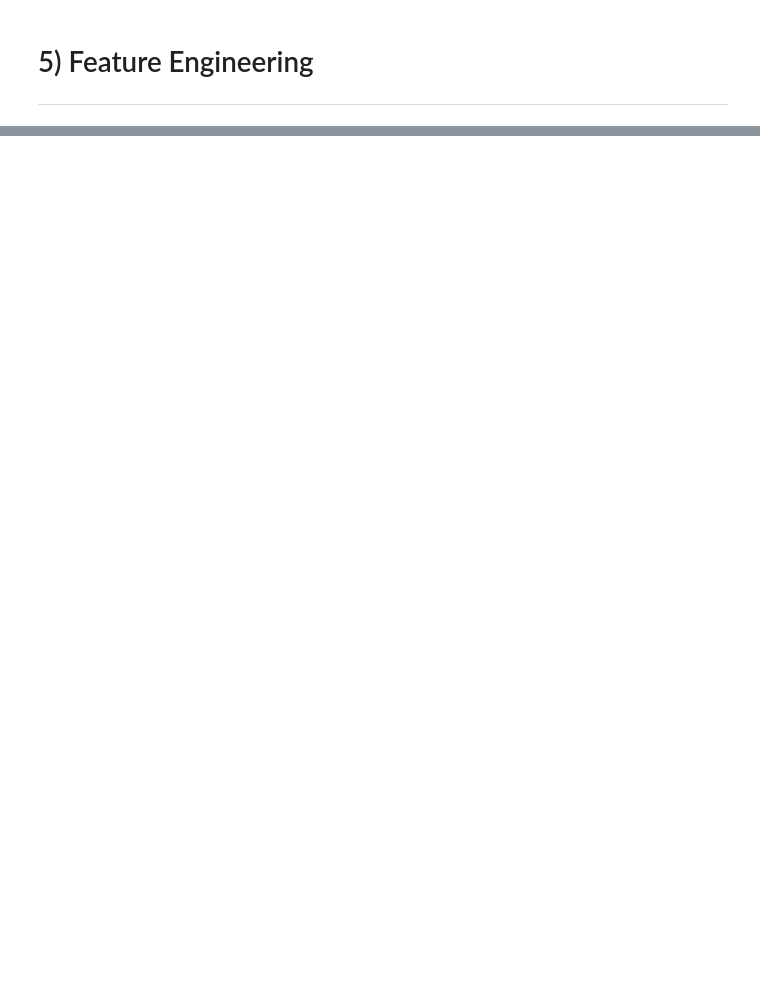
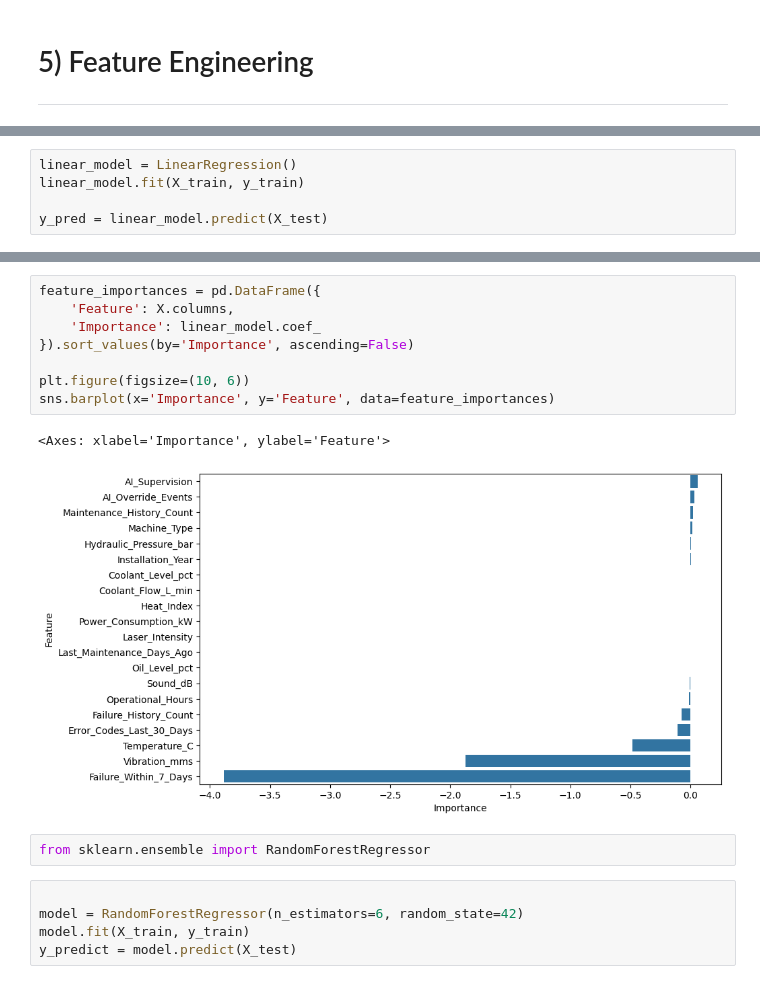
Before and after one commit to bahaa24git/NTI-Machine-Maintenance-Prediction, a Jupyter notebook: factory.ipynb, the cells around one changed output, grey strips where cells are left out. Saved outputs shown, nothing was run; the diff lists cells and outputs as text; blank space fills up the shorter version.

```diff
--- a/factory.ipynb
+++ b/factory.ipynb
@@ -265,0 +411,5 @@ plt.show()
+# %%
+linear_model = LinearRegression()
+linear_model.fit(X_train, y_train)
+
+y_pred = linear_model.predict(X_test)
@@ -265,0 +437,18 @@ plt.show()
+# %%
+feature_importances = pd.DataFrame({
+    'Feature': X.columns,
+    'Importance': linear_model.coef_
+}).sort_values(by='Importance', ascending=False)
+
+plt.figure(figsize=(10, 6))
+sns.barplot(x='Importance', y='Feature', data=feature_importances)
+# %% [output]
+<Axes: xlabel='Importance', ylabel='Feature'>
+[figure, added]
+# %%
+from sklearn.ensemble import RandomForestRegressor
+# %%
+
+model = RandomForestRegressor(n_estimators=6, random_state=42)
+model.fit(X_train, y_train)
+y_predict = model.predict(X_test)
```
Also changed, not shown: parts of 20 cells of this notebook.
